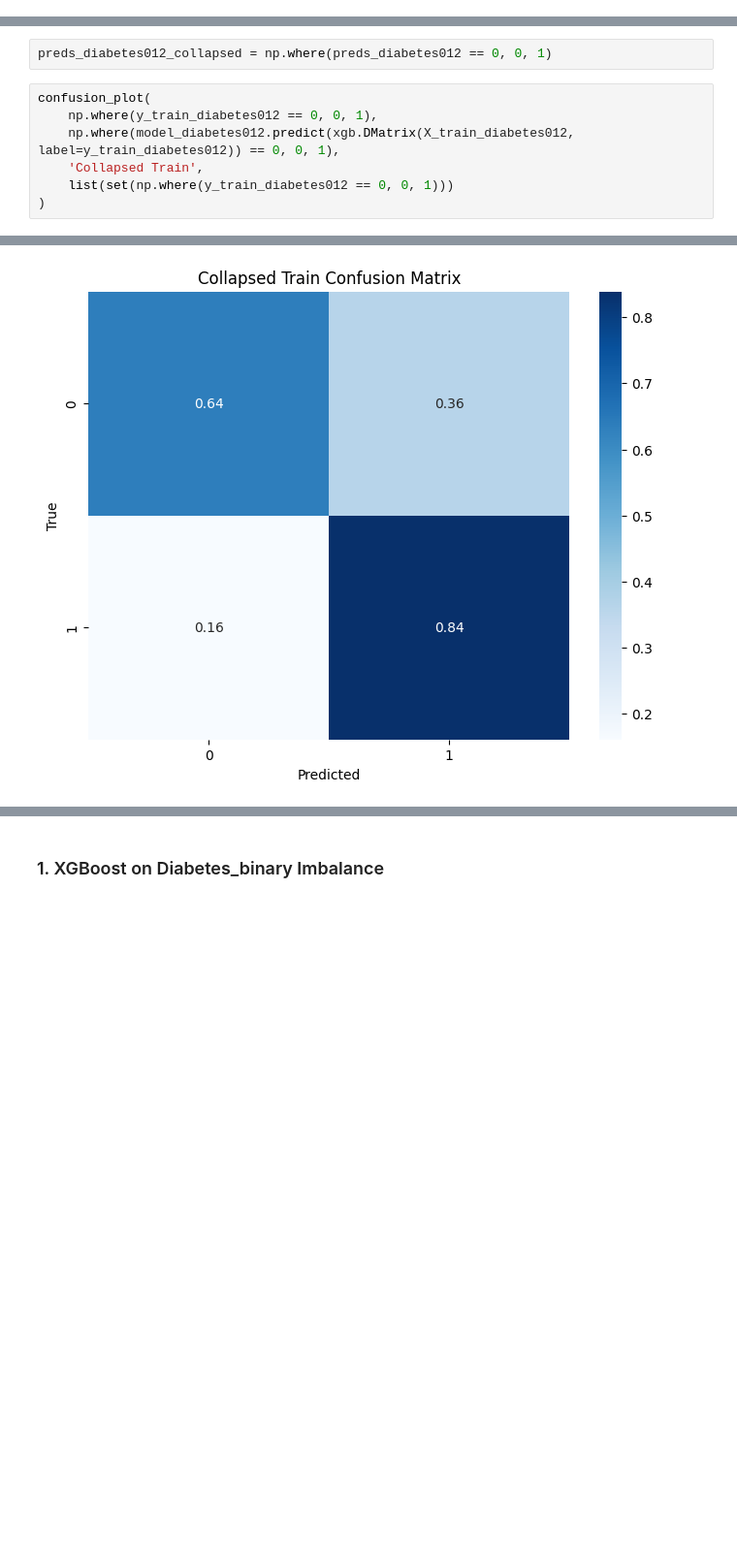
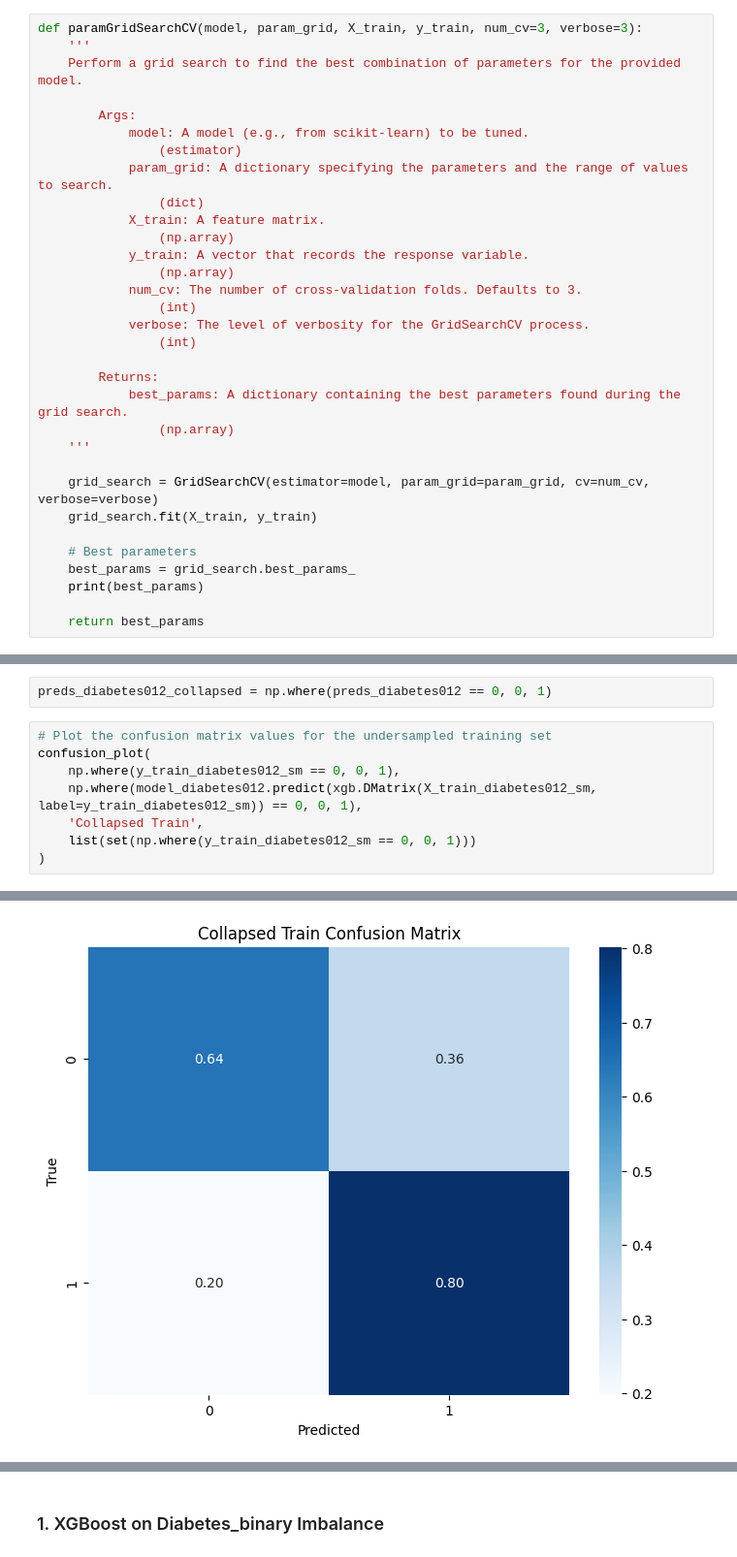
Before and after one commit to Panta-Rhei-LZ/DS-9000-Project-Data, a Jupyter notebook: Boosting.ipynb, the cells around one changed output, grey strips where cells are left out. Shown: that part at 97% size. Cells and saved outputs as stored; diff of their text form; blank space fills up the shorter version.

Commit message:
Updated function annotations, added some insights and findings based on model results

```diff
--- a/Boosting.ipynb
+++ b/Boosting.ipynb
@@ -57,3 +60,35 @@ def paramGridSearchCV(model, param_grid, X_train, y_train, num_cv=3, verbose=3):
+# %%
+def paramGridSearchCV(model, param_grid, X_train, y_train, num_cv=3, verbose=3):
+    '''
+    Perform a grid search to find the best combination of parameters for the provided model.
+
+        Args:
+            model: A model (e.g., from scikit-learn) to be tuned.
+                (estimator)
+            param_grid: A dictionary specifying the parameters and the range of values to search.
+                (dict)
+            X_train: A feature matrix.
+                (np.array)
+            y_train: A vector that records the response variable.
+                (np.array)
+            num_cv: The number of cross-validation folds. Defaults to 3.
+                (int)
+            verbose: The level of verbosity for the GridSearchCV process.
+                (int)
+
+        Returns:
+            best_params: A dictionary containing the best parameters found during the grid search.
+                (np.array)
+    '''
+
+    grid_search = GridSearchCV(estimator=model, param_grid=param_grid, cv=num_cv, verbose=verbose)
+    grid_search.fit(X_train, y_train)
+
+    # Best parameters
+    best_params = grid_search.best_params_
+    print(best_params)
+
+    return best_params
 # %% [markdown]
 ### 1. XGBoost on 5050-split Binary
 # %%
@@ -285,10 +301,11 @@ array([2., 0., 0., ..., 0., 2., 2.], dtype=float32)
 # %%
 preds_diabetes012_collapsed = np.where(preds_diabetes012 == 0, 0, 1)
 # %%
+# Plot the confusion matrix values for the undersampled training set
 confusion_plot(
-    np.where(y_train_diabetes012 == 0, 0, 1),
-    np.where(model_diabetes012.predict(xgb.DMatrix(X_train_diabetes012, label=y_train_diabetes012)) == 0, 0, 1),
+    np.where(y_train_diabetes012_sm == 0, 0, 1),
+    np.where(model_diabetes012.predict(xgb.DMatrix(X_train_diabetes012_sm, label=y_train_diabetes012_sm)) == 0, 0, 1),
     'Collapsed Train',
-    list(set(np.where(y_train_diabetes012 == 0, 0, 1)))
+    list(set(np.where(y_train_diabetes012_sm == 0, 0, 1)))
 )
 # %% [output]
@@ -296 +313 @@ Collapsed Train accuracy: 66.90%
-[figure, old version]
+[figure, new version]
```
Also changed, not shown: parts of 29 cells of this notebook.
